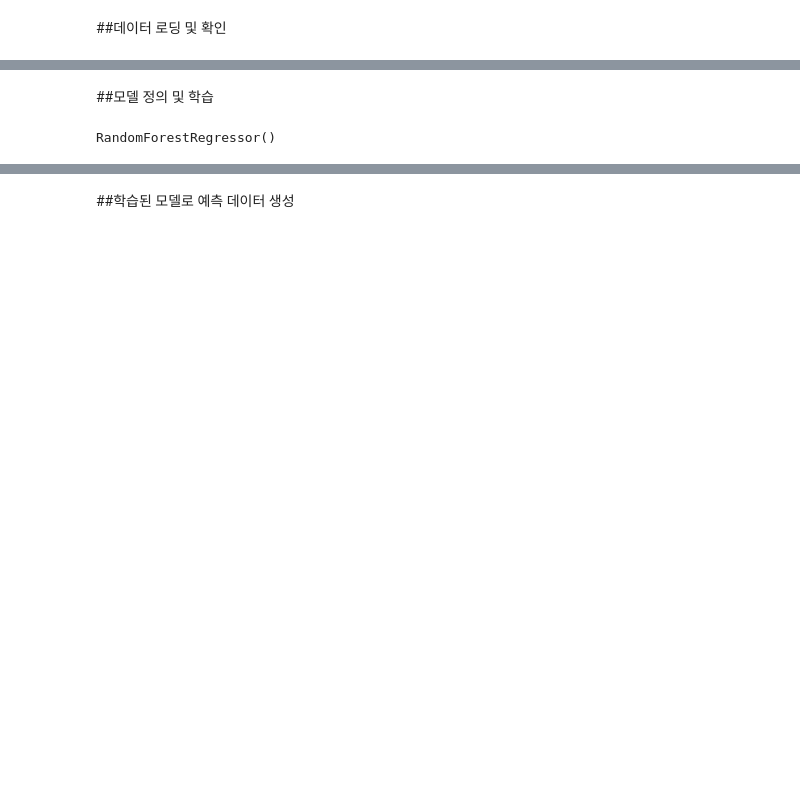
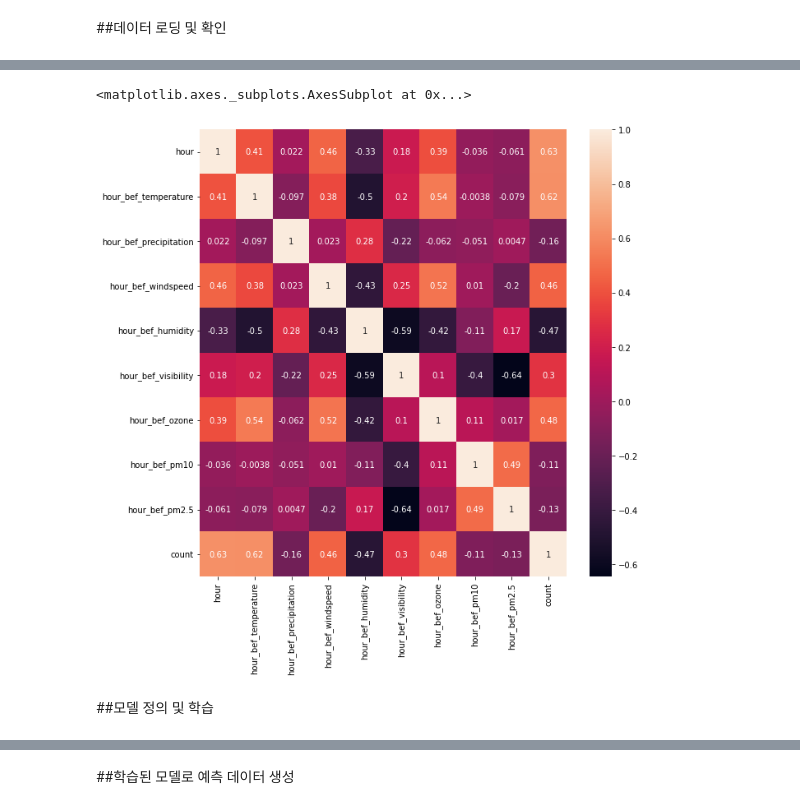
Before and after one commit to hoohahaBIGHEAD/AI, a Jupyter notebook: 따릉이_대여수_예측.ipynb, the cells around one changed output, grey strips where cells are left out. Saved outputs shown, nothing was run; the diff lists cells and outputs as text; code cells hidden in the pictures; blank space fills up the shorter version.

```diff
--- a/따릉이_대여수_예측.ipynb
+++ b/따릉이_대여수_예측.ipynb
@@ -55,2 +332,9 @@ test.fillna(0,inplace = True)
+# %%
+#print(bike_data.corr())
+plt.figure(figsize=(10, 10))
+sns.heatmap(bike_data.corr(), annot=True)
+# %% [output]
+<matplotlib.axes._subplots.AxesSubplot at 0x...>
+[figure, added]
 # %% [markdown]
 ##모델 정의 및 학습
@@ -60,5 +340,0 @@ train_y = train['count']
-# %%
-model = RandomForestRegressor()
-model.fit(train_X, train_y)
-# %% [output]
-RandomForestRegressor()
```
Also changed, not shown: parts of 49 cells of this notebook.
